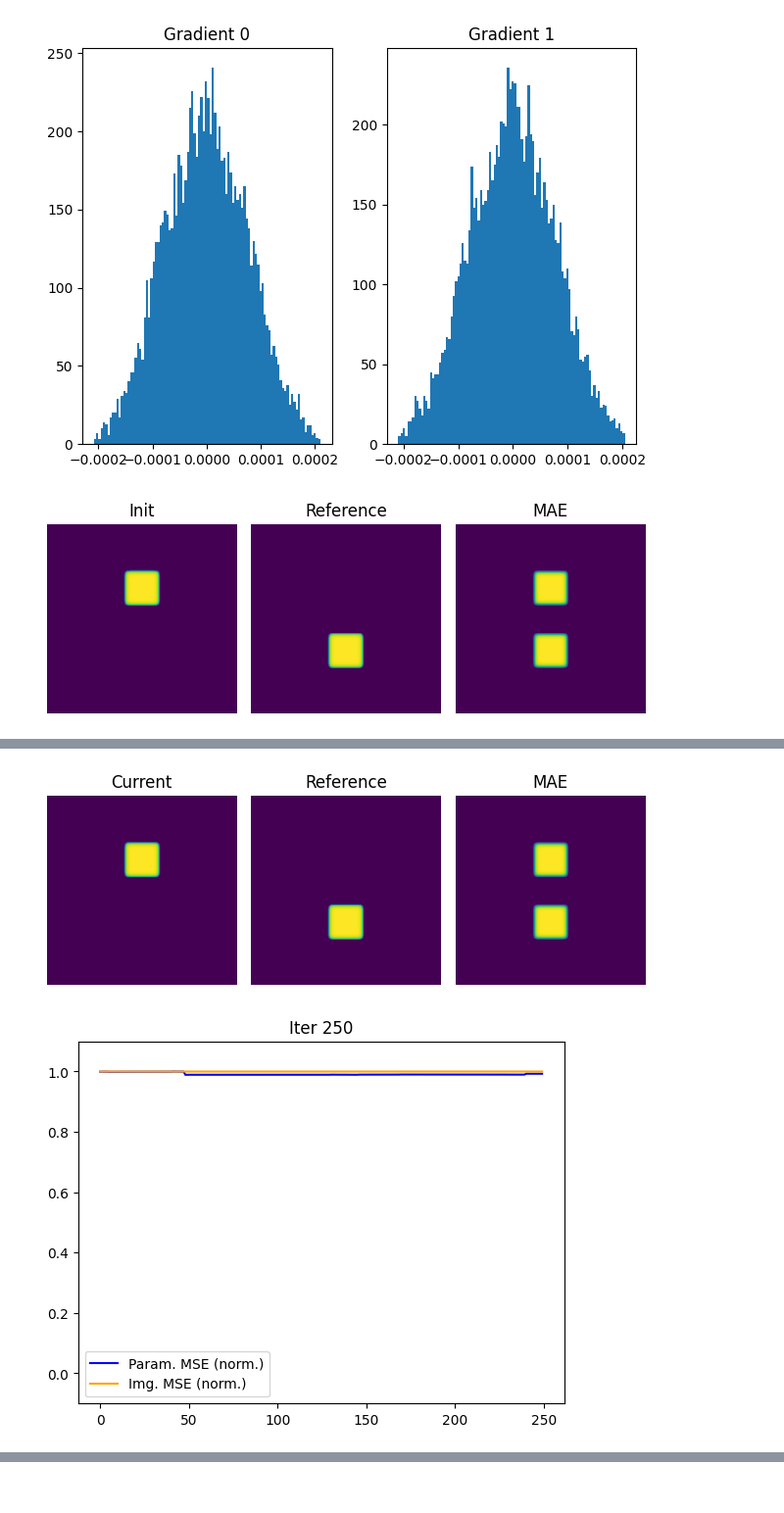
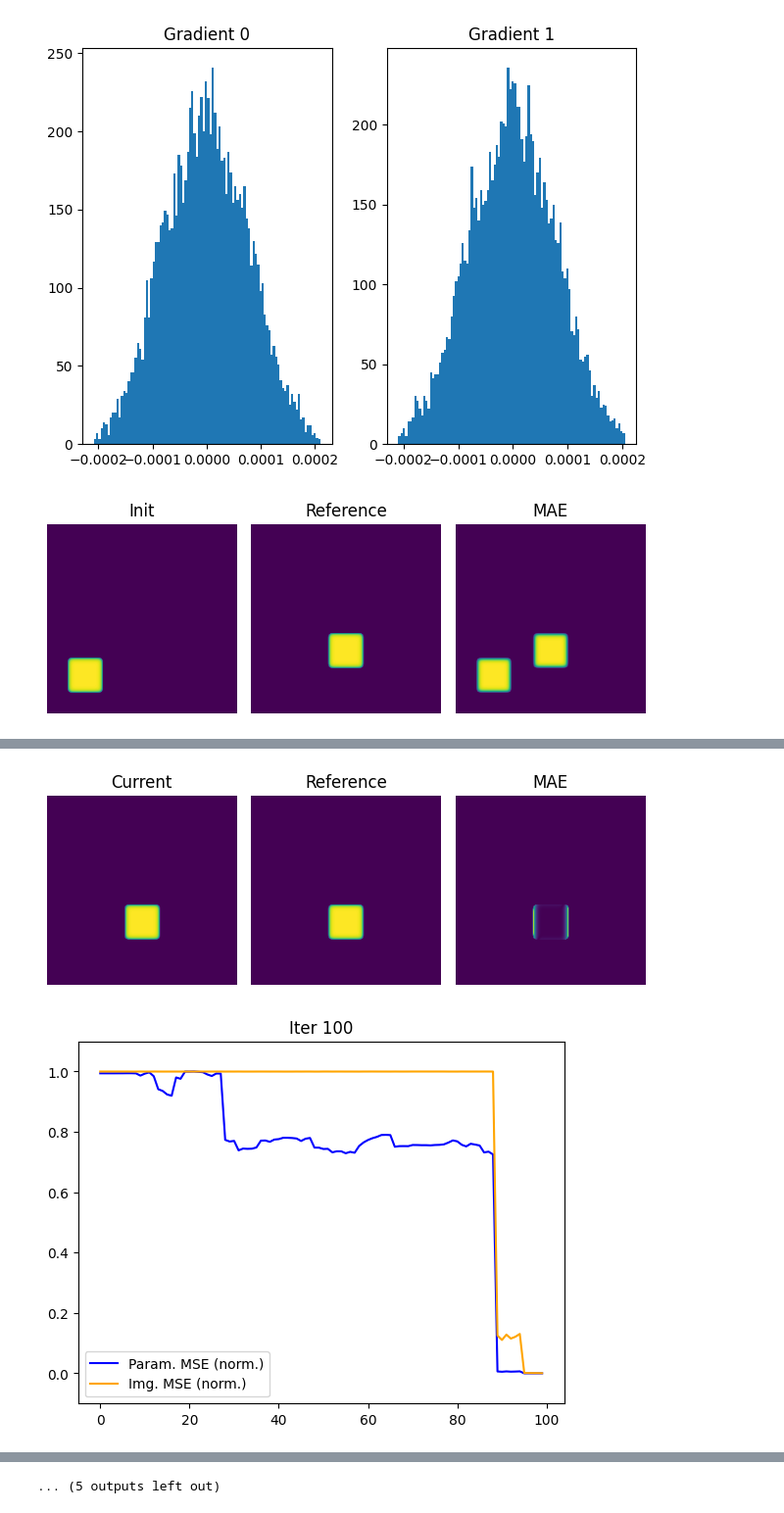
Before and after one commit to wangzican/prdpt2024, a Jupyter notebook: code/optimizations.ipynb, the cells around one changed output, grey strips where cells are left out. Shown at 98% size. Cells and saved outputs as stored; diff of their text form; code cells hidden in the pictures.

```diff
--- a/code/optimizations.ipynb
+++ b/code/optimizations.ipynb
@@ -382,6 +385,8 @@ def NCG(f, x0, max_iter, diff, hess, **f_args):
     hessian_epsilon = f_args['opt_args']['hessian_epsilon']
     interval = f_args['opt_args']['plot_interval']
     diag_approx = f_args['opt_args']['diag_approx']
+    grad_fn = f_args['opt_args']['grad_fn']
+    rate = f_args['opt_args']['learning_rate']
 
     ctx_args = f_args['ctx_args']
     hparams = f_args['opt_args']
@@ -396,12 +401,9 @@ def NCG(f, x0, max_iter, diff, hess, **f_args):
     for i in range(max_iter):
         delta_d = d.T@d
         for j in range(NR_max_iter): # newton-ralph approximation
-            # hessian2 = hess(f, x, ctx_args, epsilon=hessian_epsilon) if not diag_approx else torch.diag(hess(f, x, ctx_args, epsilon=hessian_epsilon).diag())
-            hessian = smoothFn_hess(render_smooth, x, context_args=ctx_args, device=ctx_args['device'], diag_approx=diag_approx)
-            hessian[0,0] = torch.clamp(hessian[0,0], min=-2, max=2)
-            hessian[1,1] = torch.clamp(hessian[1,1], min=-2, max=2)
-            # print(hessian)
-            # print(hessian, hessian2)
+            hessian = hess(f, x, ctx_args, grad_fn=grad_fn, epsilon=hessian_epsilon) if not diag_approx else torch.diag(hess(f, x, ctx_args, grad_fn=grad_fn, epsilon=hessian_epsilon).diag())
+            # hessian = smoothFn_hess(render_smooth, x, context_args=ctx_args, device=ctx_args['device'], diag_approx=diag_approx)/250
+            hessian = hessian * rate
 
             denom = d.T@hessian@d
             if i == 0:
@@ -422,7 +424,8 @@ def NCG(f, x0, max_iter, diff, hess, **f_args):
         if k>=recompute or r.T@d <=0: # restart whenever a search direction is computed that is not descent direction
             k = 0
             d = r
-
+        # if param_errors and param_errors[-1] < 0.03:
+        #     hessian_epsilon = 8e-4
         if delta_new <= tolerance:
             num_iter = i+1
             print("Converged at ", i+1)
@@ -454,38 +457,43 @@ def sigma_scheduler(iter, hparams, ctx_args):
         ctx_args['sigma'] = sigma
     return ctx_args
 # %%
-show_with_error(init_img, ref_img, iter=0)
+
 # plt.rcParams['figure.figsize'] = (12, 6)
-hparams = {'nsamples': n_samples,
+hparams = {'nsamples': 4,
            'sigma': sigma,
-           'learning_rate': 1e-3,
+           'learning_rate': 1,
            'sigma_annealing': True,
            'epochs': 500,
            'anneal_const_first': 200,
            'anneal_const_last': 0,
            'anneal_sigma_min': 0.05,
-           'tol': 1e-5, # tolerance for CG
+           'tol': 1e-3, # tolerance for CG
+           'grad_fn': grad_torch, # the function to compute gradient
            'NR_max_iter': 200, # max iter for NR line search in CG
-           'NR_tol': 1e-3, # tolerance for NR line search in CG
-           'recompute': 25, # recompute the exact residual every n iterations
-           'hessian_epsilon': 1e-3, # perturb size for hessian computation
-           'diag_approx': True, # whether to use diagonal approximation in hessian calculation
-           'plot_interval':250 # number of iterations to plot
+           'NR_tol': 1e-5, # tolerance for NR line search in CG
+           'recompute': 5, # recompute the exact residual every n iterations
+           'hessian_epsilon': 9e-4, # perturb size for hessian computation
+           'diag_approx': False, # whether to use diagonal approximation in hessian calculation
+           'plot_interval':100 # number of iterations to plot
            }
 # set up smoothed renderer
 get_smoothed_loss = smoothFn(render_smooth,
                              context_args=None,
                              device=ctx_args['device'])
 
 # --------------- run optimization
 max_iter = hparams['epochs']
+theta = torch.tensor([0.2, 0.2], requires_grad=True, device=device)
+init_img = get_rendering(theta)
+ref_img = get_rendering(gt_theta)
+show_with_error(init_img, ref_img, iter=0)
 x = theta.requires_grad_(True)
 NCG(get_smoothed_loss, x, max_iter, grad_torch, hessian_fd, opt_args=hparams, ctx_args=ctx_args)
 
     # sigma scheduling:
     # if i > hparams['anneal_const_first'] and hparams['sigma_annealing'] and sigma >= hparams['anneal_sigma_min']:
     #     sigma = run_scheduler_step(sigma, curr_iter=i+1, sigma_initial=hparams['sigma'], sigma_min=hparams['anneal_sigma_min'],
     #                                n=hparams['epochs'], const_first_n=hparams['anneal_const_first'], const_last_n=hparams['anneal_const_last'])
     #     ctx_args['sigma'] = sigma
 # %% [output]
-[figure, old version]
+[figure, new version]
@@ -509,2 +517,2 @@ Iter 250/500 - Img.Loss: 0.0516 - Param.Loss: 0.0541
-[figure, old version]
+[figure, new version]
-[figure, old version]
+[figure, new version]
@@ -528,0 +575 @@ KeyboardInterrupt:
+... (5 outputs left out)
```
Also changed, not shown: parts of 3 cells of this notebook, 3 other files.
